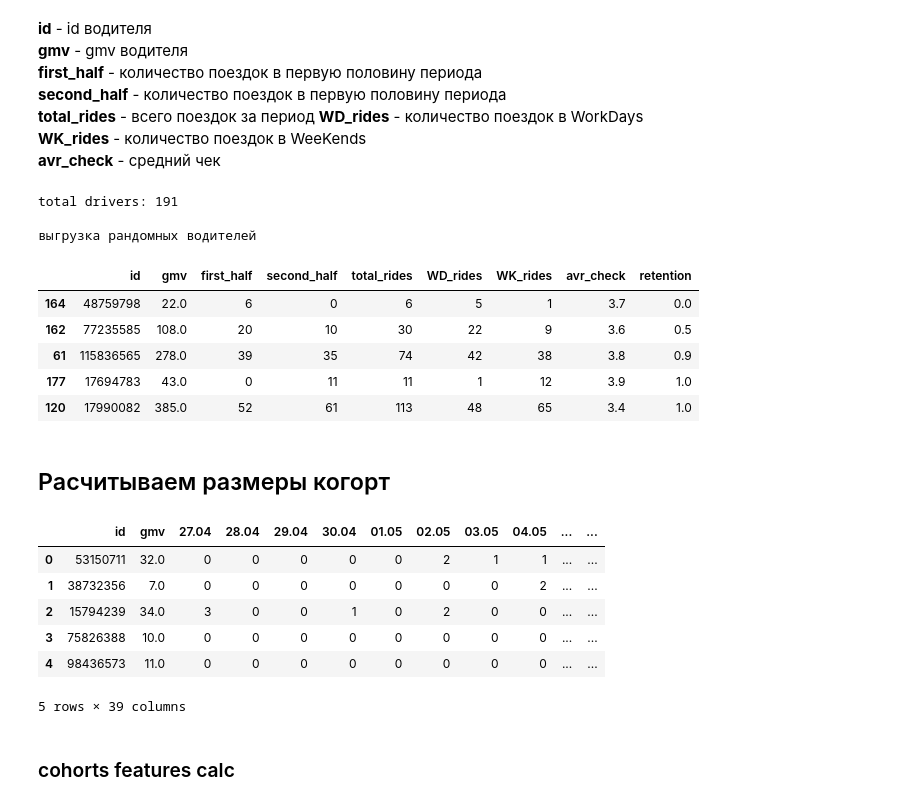
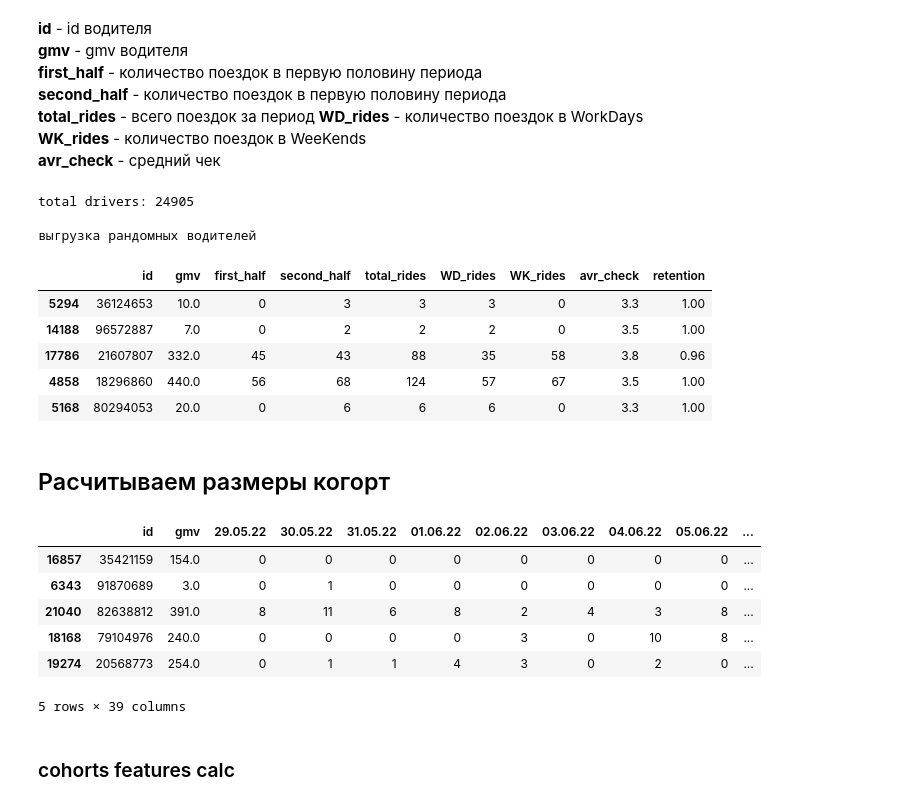
Before and after one commit to makingthefuturehappy/bonus, a Jupyter notebook: bonus.ipynb, the cells around one changed output. Drawn from its saved outputs; the diff is of its cells as text; code cells hidden in the pictures.

```diff
--- a/bonus.ipynb
+++ b/bonus.ipynb
@@ -6,7 +8,7 @@ https://docs.google.com/spreadsheets/d/11KIaZaywoBq3MymrCd8dmWJdBhFO989SNsrrSKYi
 # %% [markdown]
 **Настраиваем переменные расчета**
 # %%
-path = "quito_short.csv"
+path = "bogota_bonus.csv"
 cohorts = 5           # quantity of cohorts
 commission = 0.095    # indriver commission
 win_rate = 0.15       # percent of drivers who moves to the upper cohort
@@ -55,7 +57,7 @@ workdays = []
 
 dates = list(filter(lambda x: "." in x, df.columns))
 for weekday in dates:
-    daynum = datetime.strptime(weekday, '%d.%m').isoweekday()
+    daynum = datetime.strptime(weekday, '%d.%m.%y').isoweekday()
     if daynum == 5: fridays.append(weekday)
     elif daynum == 6: saturdays.append(weekday)
     elif daynum == 7: sundays.append(weekday)
@@ -113,15 +115,15 @@ print('total drivers:', df.shape[0])
 print('\nвыгрузка рандомных водителей')
 df[key_fields].sample(n=5)
 # %% [output]
-total drivers: 191
+total drivers: 24905
 
 выгрузка рандомных водителей
 |  | id | gmv | first_half | second_half | total_rides | WD_rides | WK_rides | avr_check | retention |
-| 164 | 48759798 | 22.0 | 6 | 0 | 6 | 5 | 1 | 3.7 | 0.0 |
-| 162 | 77235585 | 108.0 | 20 | 10 | 30 | 22 | 9 | 3.6 | 0.5 |
-| 61 | 115836565 | 278.0 | 39 | 35 | 74 | 42 | 38 | 3.8 | 0.9 |
-| 177 | 17694783 | 43.0 | 0 | 11 | 11 | 1 | 12 | 3.9 | 1.0 |
-| 120 | 17990082 | 385.0 | 52 | 61 | 113 | 48 | 65 | 3.4 | 1.0 |
+| 5294 | 36124653 | 10.0 | 0 | 3 | 3 | 3 | 0 | 3.3 | 1.00 |
+| 14188 | 96572887 | 7.0 | 0 | 2 | 2 | 2 | 0 | 3.5 | 1.00 |
+| 17786 | 21607807 | 332.0 | 45 | 43 | 88 | 35 | 58 | 3.8 | 0.96 |
+| 4858 | 18296860 | 440.0 | 56 | 68 | 124 | 57 | 67 | 3.5 | 1.00 |
+| 5168 | 80294053 | 20.0 | 0 | 6 | 6 | 6 | 0 | 3.3 | 1.00 |
 # %% [markdown]
 ## Расчитываем размеры когорт
 # %%
@@ -152,22 +154,22 @@ df['cohort'] = df.apply(lambda x: cohort_check(x['total_rides'], all_cohorts), a
 # %%
 # shuffle data within cohorts
 def shuffle(df,      # dataframe to shuffle data
             cohorts): # cohorts to shuffle data within
     shuffle_df = pd.DataFrame()
     for cohort in set(cohorts):
         shuffle_df = shuffle_df.append(df[df.cohort == cohort].sample(frac=1))
     return shuffle_df
 
 df = shuffle(df, df['cohort'].tolist())
 df.reset_index(drop=True, inplace = True)
-df.head()
+df.sample(n=5)
 # %% [output]
-|  | id | gmv | 27.04 | 28.04 | 29.04 | 30.04 | 01.05 | 02.05 | 03.05 | 04.05 | ... | ... |
-| 0 | 53150711 | 32.0 | 0 | 0 | 0 | 0 | 0 | 2 | 1 | 1 | ... | ... |
-| 1 | 38732356 | 7.0 | 0 | 0 | 0 | 0 | 0 | 0 | 0 | 2 | ... | ... |
-| 2 | 15794239 | 34.0 | 3 | 0 | 0 | 1 | 0 | 2 | 0 | 0 | ... | ... |
-| 3 | 75826388 | 10.0 | 0 | 0 | 0 | 0 | 0 | 0 | 0 | 0 | ... | ... |
-| 4 | 98436573 | 11.0 | 0 | 0 | 0 | 0 | 0 | 0 | 0 | 0 | ... | ... |
+|  | id | gmv | 29.05.22 | 30.05.22 | 31.05.22 | 01.06.22 | 02.06.22 | 03.06.22 | 04.06.22 | 05.06.22 | ... |
+| 16857 | 35421159 | 154.0 | 0 | 0 | 0 | 0 | 0 | 0 | 0 | 0 | ... |
+| 6343 | 91870689 | 3.0 | 0 | 1 | 0 | 0 | 0 | 0 | 0 | 0 | ... |
+| 21040 | 82638812 | 391.0 | 8 | 11 | 6 | 8 | 2 | 4 | 3 | 8 | ... |
+| 18168 | 79104976 | 240.0 | 0 | 0 | 0 | 0 | 3 | 0 | 10 | 8 | ... |
+| 19274 | 20568773 | 254.0 | 0 | 1 | 1 | 4 | 3 | 0 | 2 | 0 | ... |
 5 rows × 39 columns
 # %% [markdown]
 <H3>cohorts features calc</H3>
```
Also changed, not shown: parts of 14 cells of this notebook.
